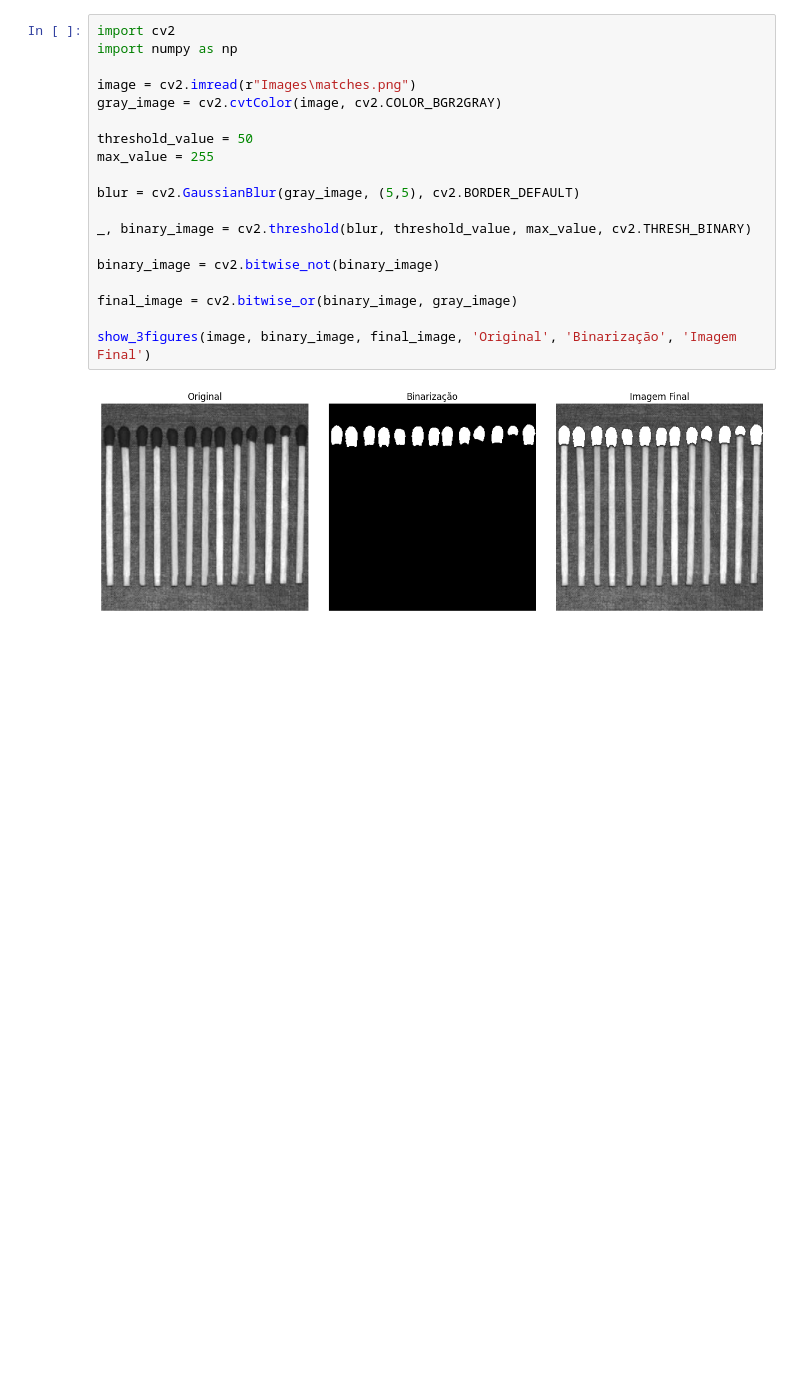
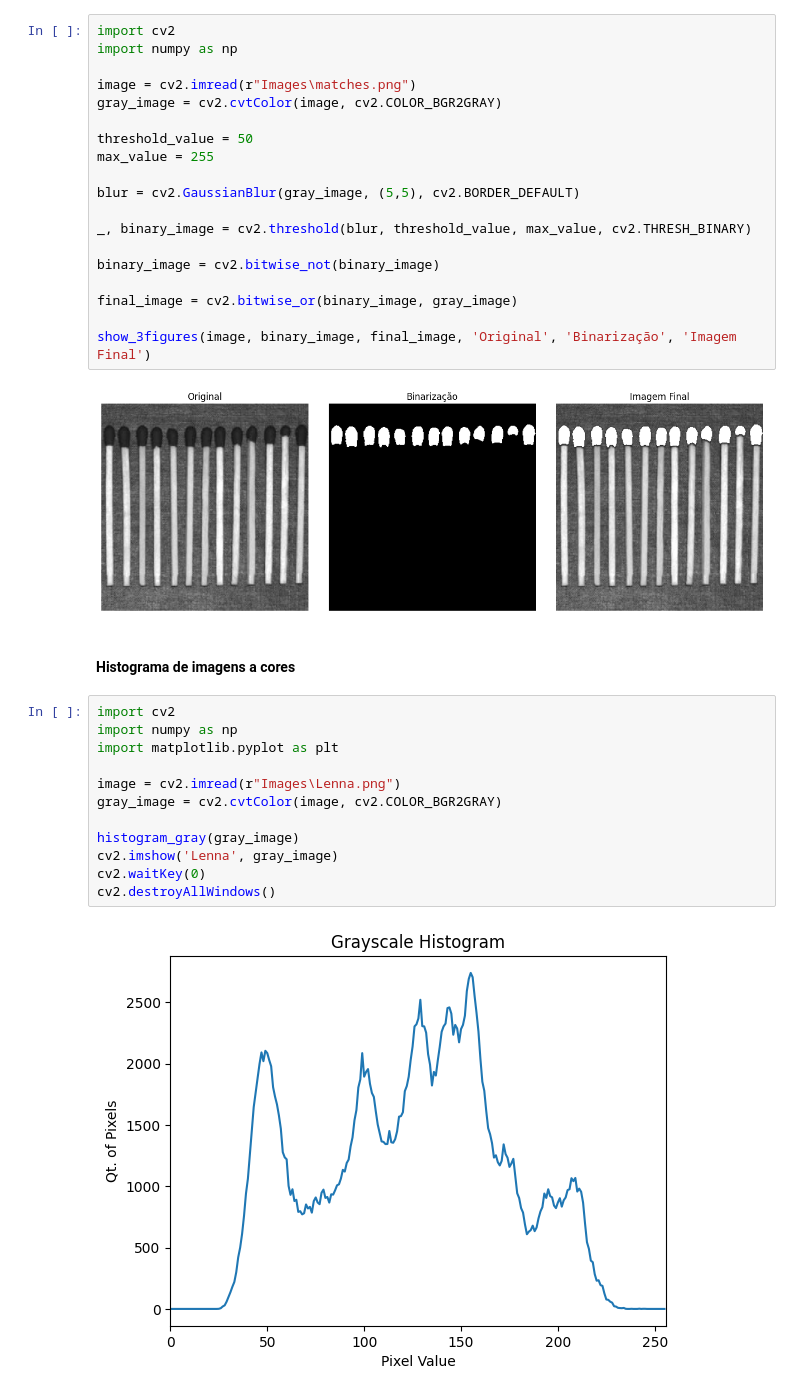
Before and after one commit to TiagoJCP/Visual_Image_Processing, a Jupyter notebook: ComputerVision/3-ComputerVision.ipynb, the cells around one changed output. Drawn from its saved outputs; the diff is of its cells as text; blank space fills up the shorter version.

```diff
--- a/ComputerVision/3-ComputerVision.ipynb
+++ b/ComputerVision/3-ComputerVision.ipynb
@@ -162,3 +162,19 @@ final_image = cv2.bitwise_or(binary_image, gray_image)
 show_3figures(image, binary_image, final_image, 'Original', 'Binarização', 'Imagem Final')
 # %% [output]
 [figure]
+# %% [markdown]
+#### Histograma de imagens a cores
+# %%
+import cv2
+import numpy as np
+import matplotlib.pyplot as plt
+
+image = cv2.imread(r"Images\Lenna.png")
+gray_image = cv2.cvtColor(image, cv2.COLOR_BGR2GRAY)
+
+histogram_gray(gray_image)
+cv2.imshow('Lenna', gray_image)
+cv2.waitKey(0)
+cv2.destroyAllWindows()
+# %% [output]
+[figure, added]
```
Also changed, not shown: parts of 1 cell of this notebook.
